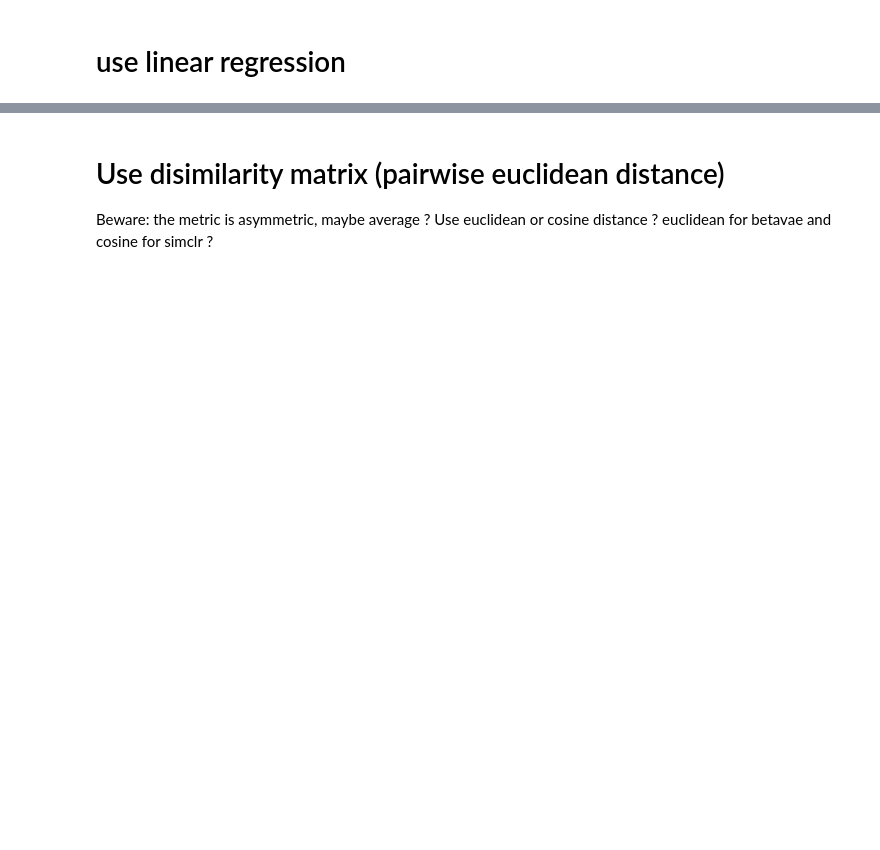
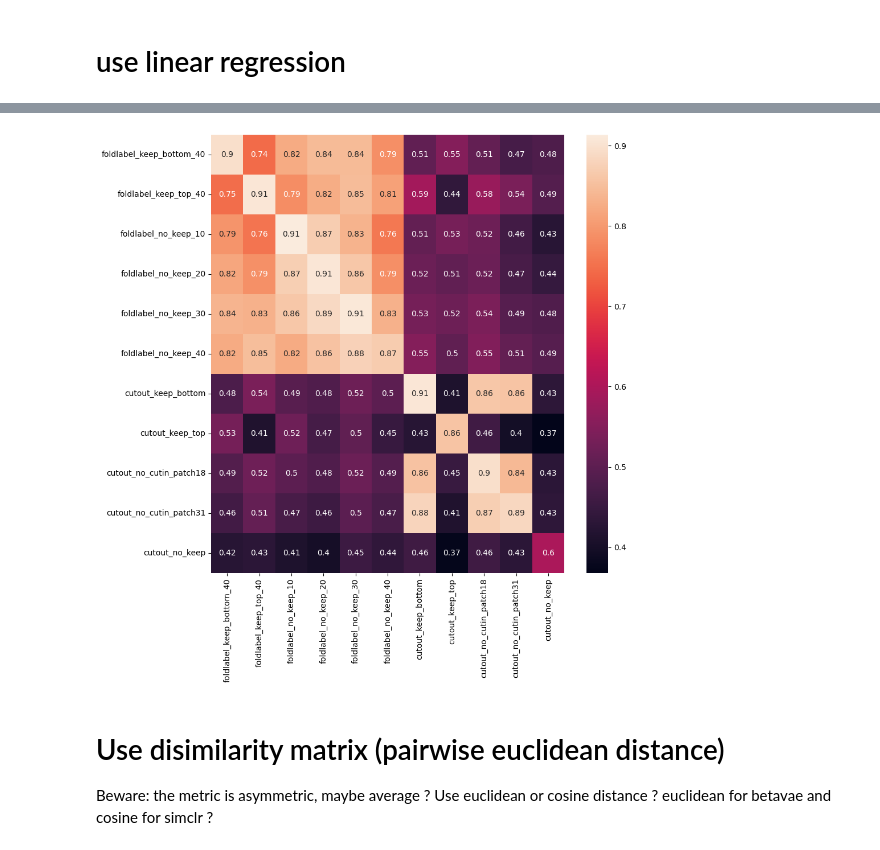
Before and after one commit to neurospin/champollion_V1, a Jupyter notebook: betaVAE/notebooks/model_similarity.ipynb, the cells around one changed output, grey strips where cells are left out. Saved outputs shown, nothing was run; the diff lists cells and outputs as text; code cells hidden in the pictures; blank space fills up the shorter version.

```diff
--- a/betaVAE/notebooks/model_similarity.ipynb
+++ b/betaVAE/notebooks/model_similarity.ipynb
@@ -68,3 +92,15 @@ plt.show()
+# %%
+# convolve heatmap with step 5
+# BEWARE: NEED 5 MODELS PER CONFIG. CURRENTLY LAST ONE HAS 4, WHICH REDUCES THE OBTAINED VALUE.
+step=5
+fig,ax=plt.subplots(figsize=(10,10))
+convolved = scipy.signal.convolve2d(correl_matrix, np.ones((5,5)))[4::5,4::5] / 25
+labels = list(ticklabels)[::step]
+labels = [elem[:-2] for elem in labels]
+sns.heatmap(convolved, annot=True, xticklabels=labels, yticklabels=labels, ax=ax)
+plt.show()
+# %% [output]
+[figure, added]
 # %% [markdown]
 # Use disimilarity matrix (pairwise euclidean distance)
 Beware: the metric is asymmetric, maybe average ?
```
Also changed, not shown: parts of 6 cells of this notebook, 10 other files.
